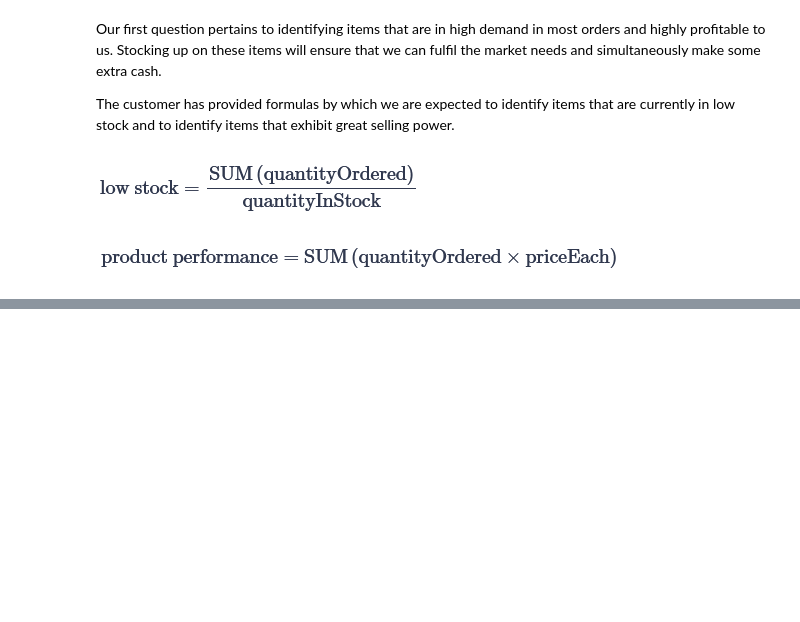
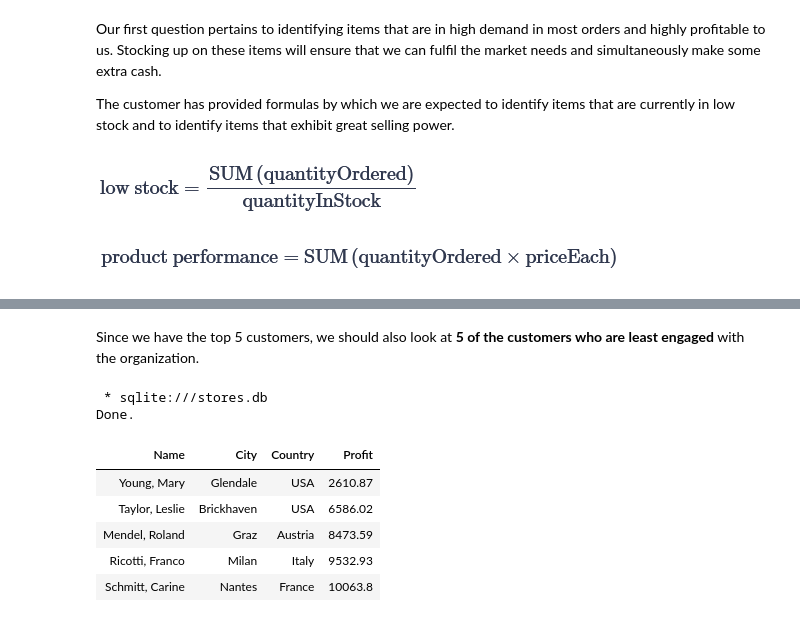
Before and after one commit to i-dominguez/Customers_and_Products_Analysis_SQL, a Jupyter notebook: Customers_and_Products_Analysis.ipynb, the cells around one changed output, grey strips where cells are left out. Cells and saved outputs as stored; diff of their text form; code cells hidden in the pictures; blank space fills up the shorter version.

```diff
--- a/Customers_and_Products_Analysis.ipynb
+++ b/Customers_and_Products_Analysis.ipynb
@@ -219,0 +383,25 @@ The customer has provided formulas by which we are expected to identify items th
+# %% [markdown]
+Since we have the top 5 customers, we should also look at **5 of the customers who are least engaged** with the organization.
+# %%
+%%sql
+SELECT customers.contactLastName||", "||customers.contactFirstName AS Name,
+       customers.city AS City,
+       customers.country AS Country,
+       customer_profit_report.profit AS Profit
+  FROM customers
+  JOIN customer_profit_report
+    ON customers.customerNumber = customer_profit_report.customer_id
+ WHERE customer_profit_report.customer_id IN (SELECT customer_id
+                                                FROM customer_profit_report
+                                               ORDER BY profit ASC
+                                               LIMIT 5)
+ ORDER BY customer_profit_report.profit ASC;
+# %% [output]
+ * sqlite:///stores.db
+Done.
+| Name | City | Country | Profit |
+| Young, Mary | Glendale | USA | 2610.87 |
+| Taylor, Leslie | Brickhaven | USA | 6586.02 |
+| Mendel, Roland | Graz | Austria | 8473.59 |
+| Ricotti, Franco | Milan | Italy | 9532.93 |
+| Schmitt, Carine | Nantes | France | 10063.8 |
```
Also changed, not shown: parts of 13 cells of this notebook, 2 other files.
